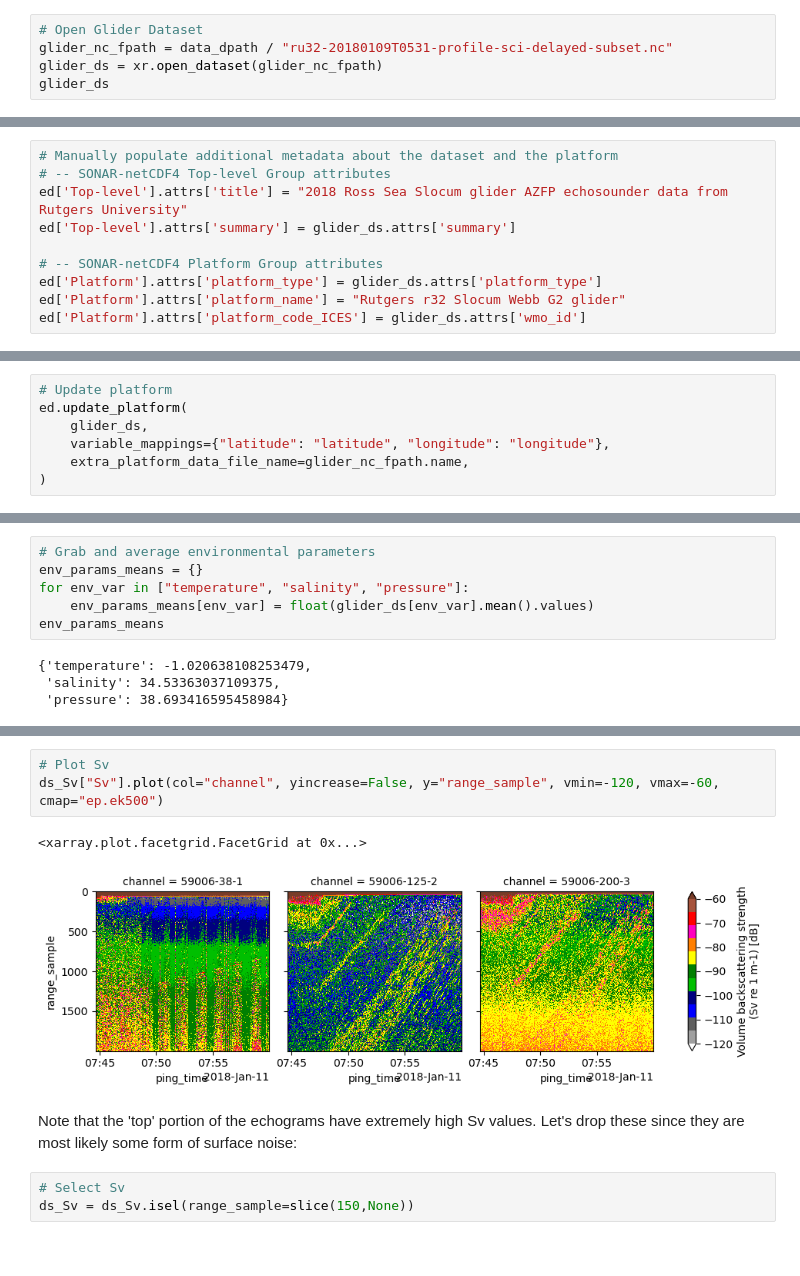
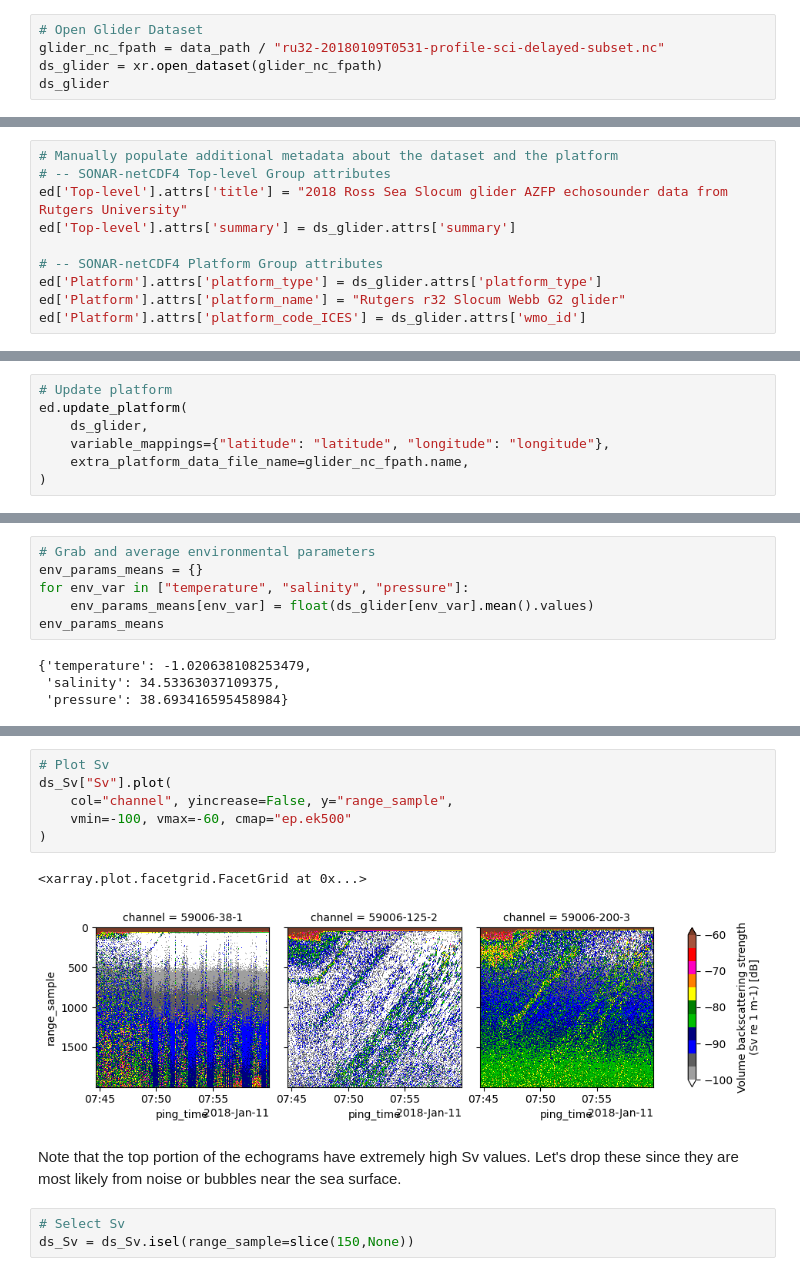
Before and after one commit to OSOceanAcoustics/echopype-examples, a Jupyter notebook: notebooks/glider_AZFP.ipynb, the cells around one changed output, grey strips where cells are left out. Drawn from its saved outputs; the diff is of its cells as text.

Commit message:
add changes to glider notebook

```diff
--- a/notebooks/glider_AZFP.ipynb
+++ b/notebooks/glider_AZFP.ipynb
@@ -94,8 +97,8 @@ The glider data are available at http://slocum-data.marine.rutgers.edu/erddap/ta
 # %%
 # Open Glider Dataset
-glider_nc_fpath = data_dpath / "ru32-20180109T0531-profile-sci-delayed-subset.nc"
-glider_ds = xr.open_dataset(glider_nc_fpath)
-glider_ds
+glider_nc_fpath = data_path / "ru32-20180109T0531-profile-sci-delayed-subset.nc"
+ds_glider = xr.open_dataset(glider_nc_fpath)
+ds_glider
 # %% [output]
 <xarray.Dataset> Size: 454kB
 Dimensions:                    (time: 915)
@@ -138,12 +141,12 @@ While not required for data processing, it's always a good idea to include as mu
 # Manually populate additional metadata about the dataset and the platform
 # -- SONAR-netCDF4 Top-level Group attributes
 ed['Top-level'].attrs['title'] = "2018 Ross Sea Slocum glider AZFP echosounder data from Rutgers University"
-ed['Top-level'].attrs['summary'] = glider_ds.attrs['summary']
+ed['Top-level'].attrs['summary'] = ds_glider.attrs['summary']
 
 # -- SONAR-netCDF4 Platform Group attributes
-ed['Platform'].attrs['platform_type'] = glider_ds.attrs['platform_type']
+ed['Platform'].attrs['platform_type'] = ds_glider.attrs['platform_type']
 ed['Platform'].attrs['platform_name'] = "Rutgers r32 Slocum Webb G2 glider"
-ed['Platform'].attrs['platform_code_ICES'] = glider_ds.attrs['wmo_id']
+ed['Platform'].attrs['platform_code_ICES'] = ds_glider.attrs['wmo_id']
 # %% [markdown]
 Here are the updated attributes in the "Top-level" group:
 # %%
@@ -163,7 +168,7 @@ The external glider file name, `glider_nc_fpath.name`, is used in `update_platfo
 # %%
 # Update platform
 ed.update_platform(
-    glider_ds,
+    ds_glider,
     variable_mappings={"latitude": "latitude", "longitude": "longitude"},
     extra_platform_data_file_name=glider_nc_fpath.name,
 )
@@ -249,7 +255,7 @@ We'll use the environmental data (temperature, salinity and pressure) found in t
 # Grab and average environmental parameters
 env_params_means = {}
 for env_var in ["temperature", "salinity", "pressure"]:
-    env_params_means[env_var] = float(glider_ds[env_var].mean().values)
+    env_params_means[env_var] = float(ds_glider[env_var].mean().values)
 env_params_means
 # %% [output]
 {'temperature': -1.020638108253479,
@@ -279,12 +285,15 @@ Data variables: (12/18)
     processing_function:          calibrate.compute_Sv
 # %%
 # Plot Sv
-ds_Sv["Sv"].plot(col="channel", yincrease=False, y="range_sample", vmin=-120, vmax=-60, cmap="ep.ek500")
+ds_Sv["Sv"].plot(
+    col="channel", yincrease=False, y="range_sample",
+    vmin=-100, vmax=-60, cmap="ep.ek500"
+)
 # %% [output]
 <xarray.plot.facetgrid.FacetGrid at 0x...>
-[figure, old version]
+[figure, new version]
 # %% [markdown]
-Note that the 'top' portion of the echograms have extremely high Sv values. Let's drop these since they are most likely some form of surface noise:
+Note that the top portion of the echograms have extremely high Sv values. Let's drop these since they are most likely from noise or bubbles near the sea surface.
 # %%
 # Select Sv
 ds_Sv = ds_Sv.isel(range_sample=slice(150,None))
```
Also changed, not shown: parts of 41 cells of this notebook.
